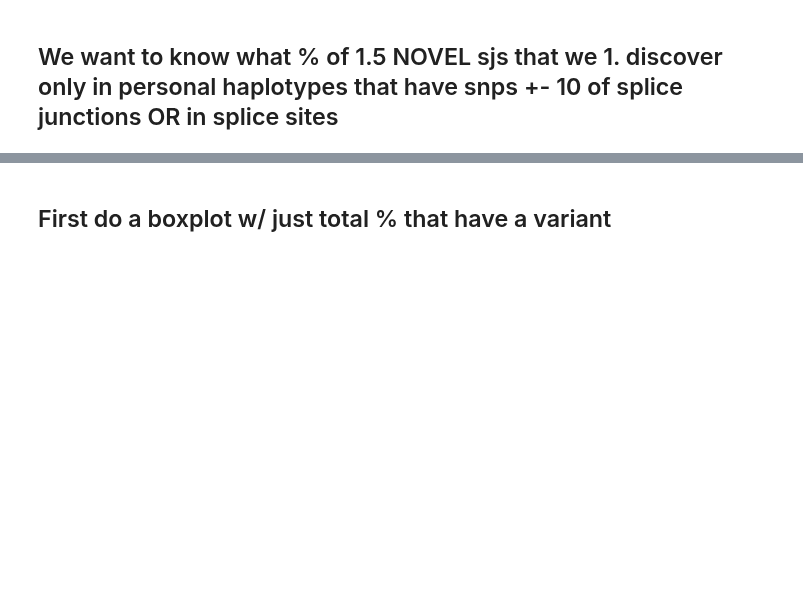
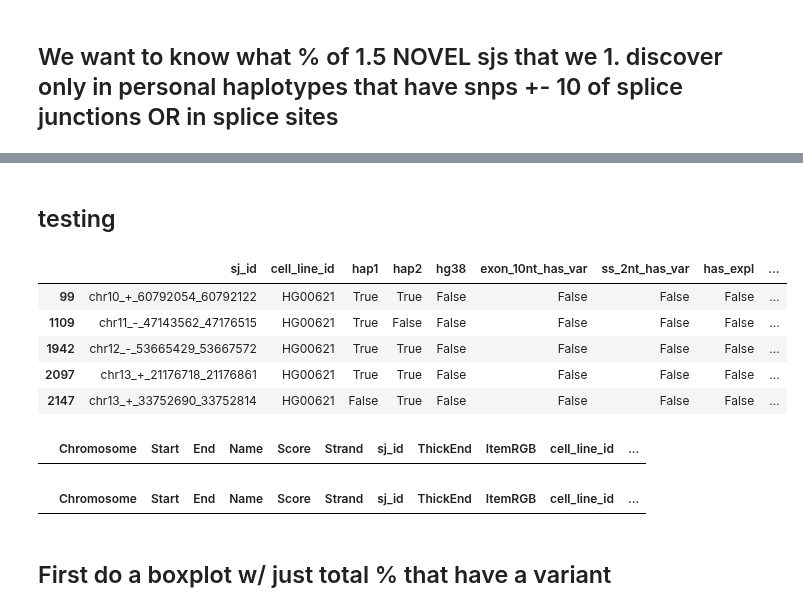
Before and after one commit to fairliereese/240903_pt, a Jupyter notebook: analysis/td_personal_exonic_sj_ss_snps_upset.ipynb, the cells around one changed output, grey strips where cells are left out. Cells and saved outputs as stored; diff of their text form; code cells hidden in the pictures; blank space fills up the shorter version.

```diff
--- a/analysis/td_personal_exonic_sj_ss_snps_upset.ipynb
+++ b/analysis/td_personal_exonic_sj_ss_snps_upset.ipynb
@@ -157,0 +165,2 @@ temp.ss_2nt_has_var.fillna(False, inplace=True)
+# %% [markdown]
+## testing
@@ -157,0 +172,9 @@ temp.ss_2nt_has_var.fillna(False, inplace=True)
+# %%
+temp.loc[(temp.has_expl!=temp.exon_12nt_has_var)&(temp.cell_line_id=='HG00621')].head()
+# %% [output]
+|  | sj_id | cell_line_id | hap1 | hap2 | hg38 | exon_10nt_has_var | ss_2nt_has_var | has_expl | ... |
+| 99 | chr10_+_60792054_60792122 | HG00621 | True | True | False | False | False | False | ... |
+| 1109 | chr11_-_47143562_47176515 | HG00621 | True | False | False | False | False | False | ... |
+| 1942 | chr12_-_53665429_53667572 | HG00621 | True | True | False | False | False | False | ... |
+| 2097 | chr13_+_21176718_21176861 | HG00621 | True | True | False | False | False | False | ... |
+| 2147 | chr13_+_33752690_33752814 | HG00621 | False | True | False | False | False | False | ... |
@@ -157,0 +196,4 @@ temp.ss_2nt_has_var.fillna(False, inplace=True)
+# %%
+sj_snp_df.loc[(sj_snp_df.cell_line_id=='HG00621')&(sj_snp_df.sj_id=='chr10_+_60792054_60792122')]
+# %% [output]
+|  | Chromosome | Start | End | Name | Score | Strand | sj_id | ThickEnd | ItemRGB | cell_line_id | ... |
@@ -158,3 +215,7 @@ temp.ss_2nt_has_var.fillna(False, inplace=True)
+# %%
+sj_snp_df.loc[(sj_snp_df.cell_line_id=='HG00621')&(sj_snp_df.sj_id=='chr10_+_60792054_60792122')]
+# %% [output]
+|  | Chromosome | Start | End | Name | Score | Strand | sj_id | ThickEnd | ItemRGB | cell_line_id | ... |
 # %% [markdown]
 ## First do a boxplot w/ just total % that have a variant
 # %%
```
Also changed, not shown: parts of 16 cells of this notebook, 5 other files.
